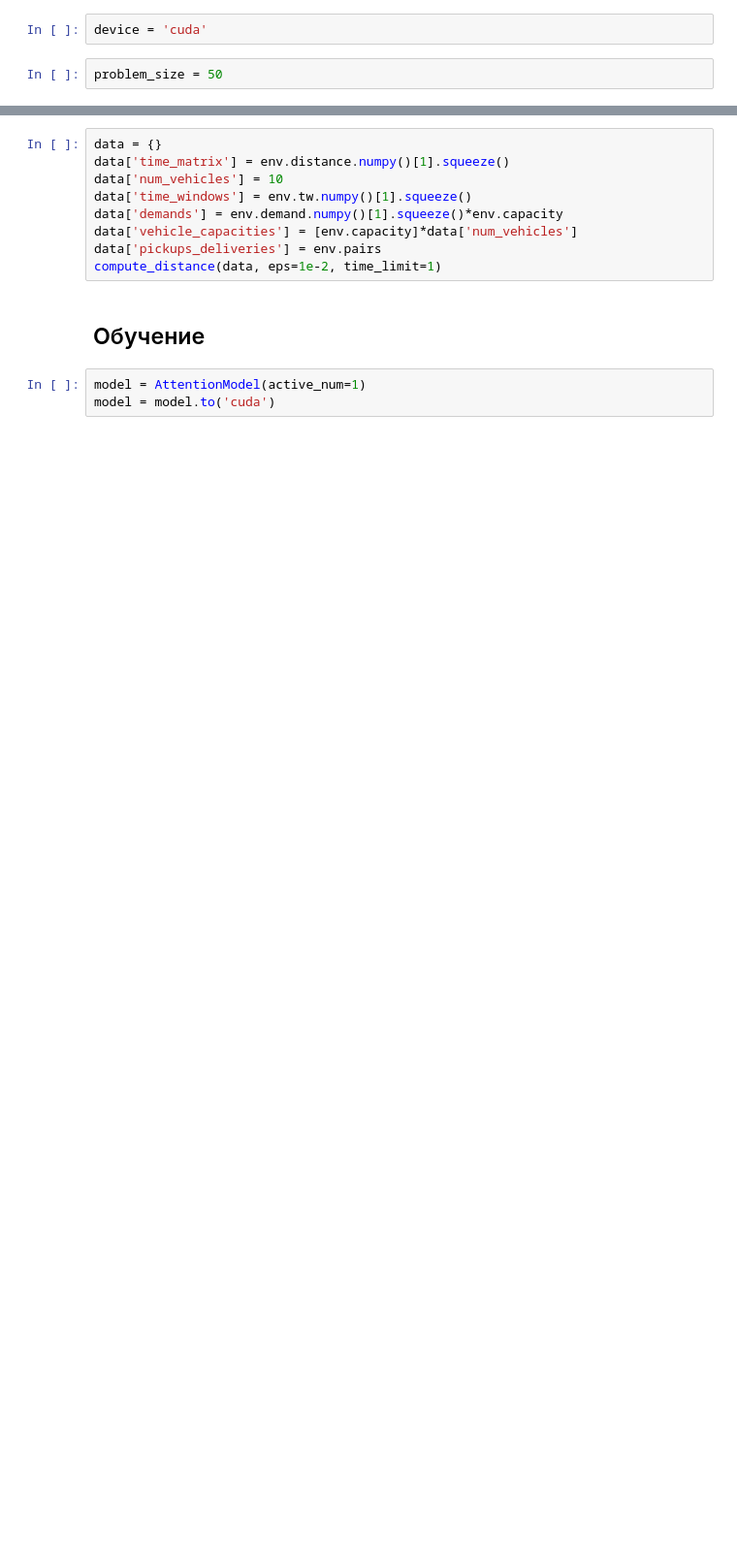
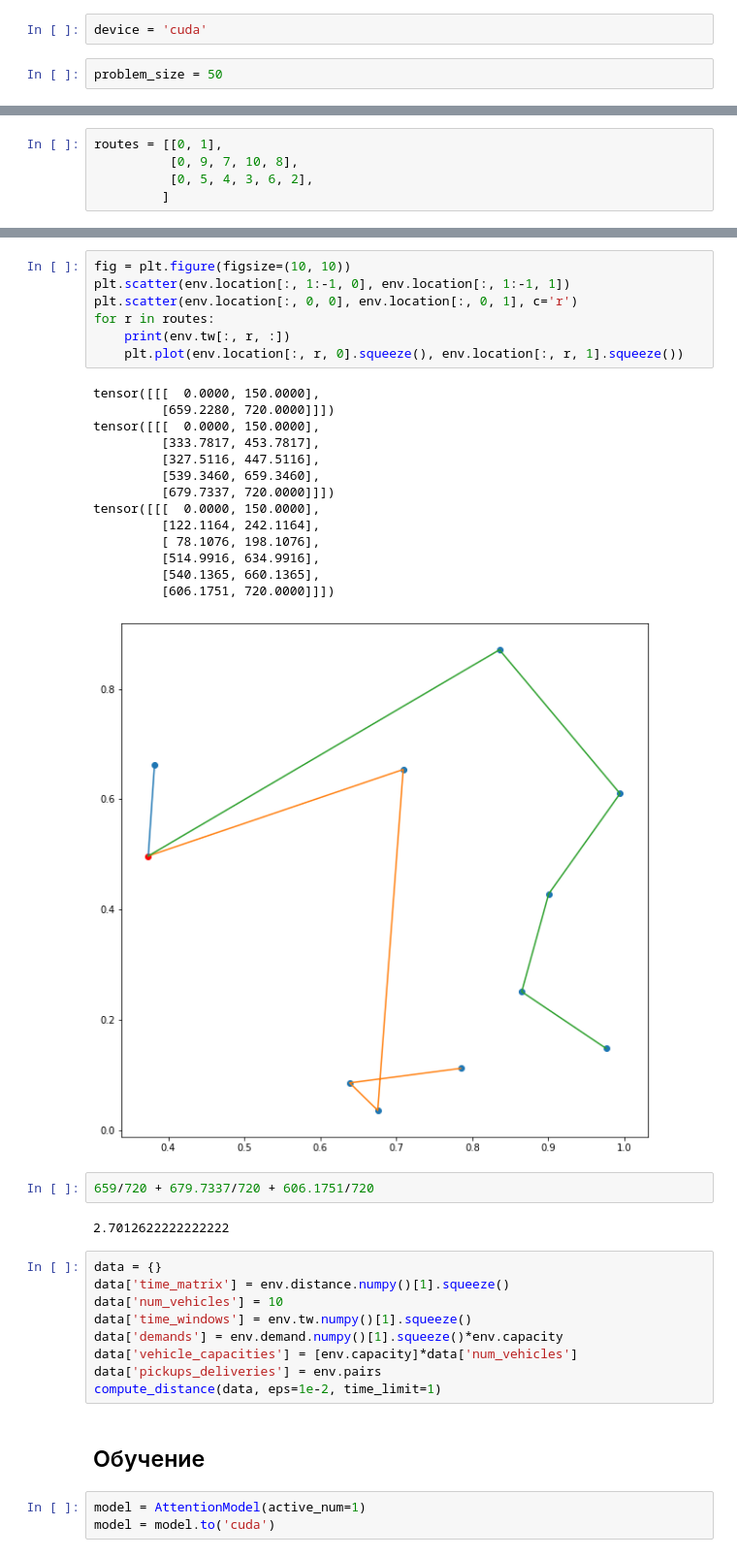
Before and after one commit to Arssel/CMC6, a Jupyter notebook: Experiments_JAMPR.ipynb, the cells around one changed output, grey strips where cells are left out. Shown at 97% size. Drawn from its saved outputs; the diff is of its cells as text; blank space fills up the shorter version.

```diff
--- a/Experiments_JAMPR.ipynb
+++ b/Experiments_JAMPR.ipynb
@@ -139,0 +291,5 @@ float()
+# %%
+routes = [[0, 1],
+          [0, 9, 7, 10, 8],
+          [0, 5, 4, 3, 6, 2],
+         ]
@@ -140,3 +331,29 @@ float()
+# %%
+fig = plt.figure(figsize=(10, 10))
+plt.scatter(env.location[:, 1:-1, 0], env.location[:, 1:-1, 1])
+plt.scatter(env.location[:, 0, 0], env.location[:, 0, 1], c='r')
+for r in routes:
+    print(env.tw[:, r, :])
+    plt.plot(env.location[:, r, 0].squeeze(), env.location[:, r, 1].squeeze())
+# %% [output]
+tensor([[[  0.0000, 150.0000],
+         [659.2280, 720.0000]]])
+tensor([[[  0.0000, 150.0000],
+         [333.7817, 453.7817],
+         [327.5116, 447.5116],
+         [539.3460, 659.3460],
+         [679.7337, 720.0000]]])
+tensor([[[  0.0000, 150.0000],
+         [122.1164, 242.1164],
+         [ 78.1076, 198.1076],
+         [514.9916, 634.9916],
+         [540.1365, 660.1365],
+         [606.1751, 720.0000]]])
+[figure, added]
+# %%
+659/720 + 679.7337/720 + 606.1751/720
+# %% [output]
+2.7012622222222222
 # %%
 data = {}
 data['time_matrix'] = env.distance.numpy()[1].squeeze()
```
Also changed, not shown: parts of 58 cells of this notebook, 8 other files.
